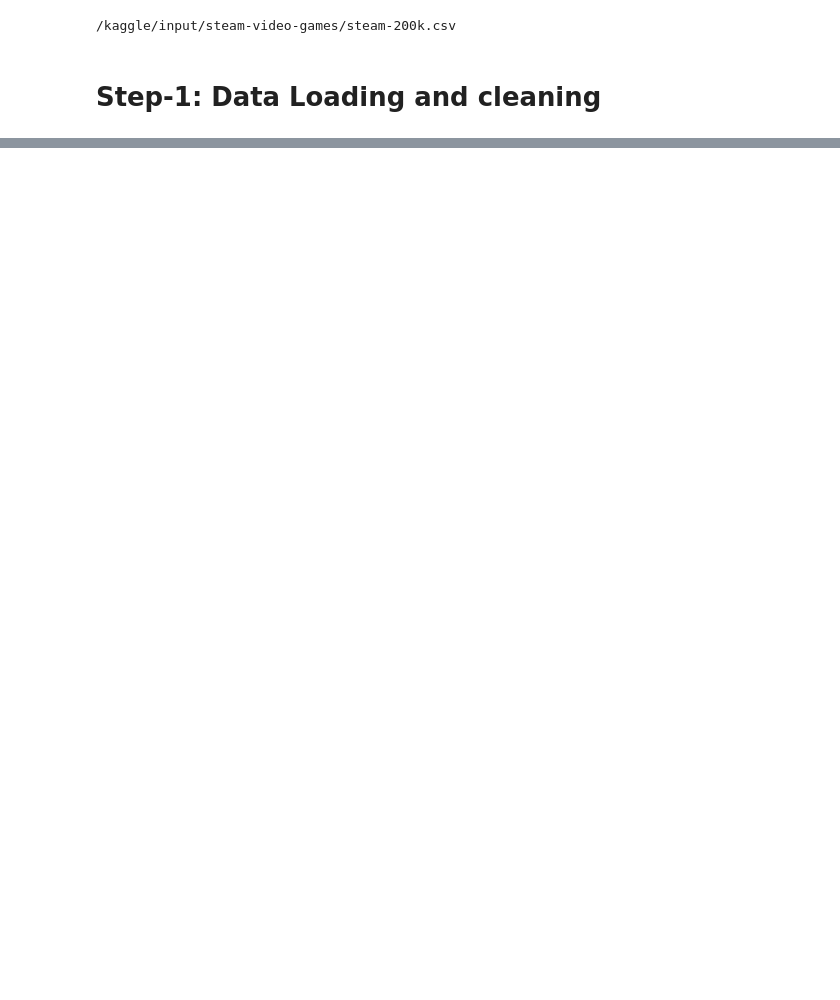
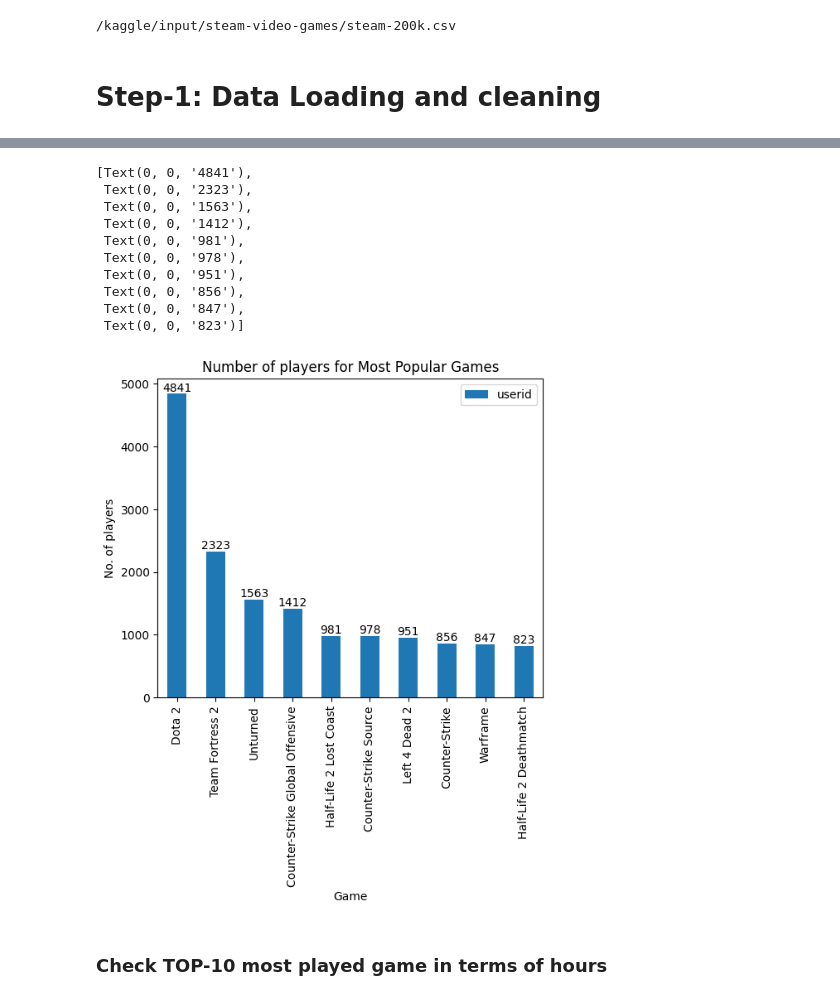
Before and after one commit to ameygawade/DataScience-Kaggle-Recommender_system-Stem_games, a Jupyter notebook: recommender-system-steam.ipynb, the cells around one changed output, grey strips where cells are left out. Saved outputs shown, nothing was run; the diff lists cells and outputs as text; code cells hidden in the pictures; blank space fills up the shorter version.

Commit message:
Kaggle Notebook | Recommender_System-Steam | Version 3

```diff
--- a/recommender-system-steam.ipynb
+++ b/recommender-system-steam.ipynb
@@ -23,2 +25,3 @@ for dirname, _, filenames in os.walk('/kaggle/input'):
 # %%
-df = pd.read_csv('/kaggle/input/steam-video-games/steam-200k.csv')
+df = pd.read_csv('/kaggle/input/steam-video-games/steam-200k.csv',usecols=[0,1,2,3],names=['userid','game','behavior','hoursplayed'])
+df.head()
@@ -33,0 +77,2 @@ dtype: int64
+# %%
+df.userid = df.userid.astype(str)
@@ -33,0 +109,3 @@ dtype: int64
+# %%
+ gamer_count = df.groupby(['game'])[['userid']].nunique().sort_values(by='userid',ascending=False).head(10)
+gamer_count
@@ -33,0 +125,19 @@ dtype: int64
+# %%
+ax = gamer_count.plot(kind='bar', title='Number of players for Most Popular Games', ylabel='No. of players',
+         xlabel='Game', figsize=(6, 5))
+
+ax.bar_label(ax.containers[0])
+# %% [output]
+[Text(0, 0, '4841'),
+ Text(0, 0, '2323'),
+ Text(0, 0, '1563'),
+ Text(0, 0, '1412'),
+ Text(0, 0, '981'),
+ Text(0, 0, '978'),
+ Text(0, 0, '951'),
+ Text(0, 0, '856'),
+ Text(0, 0, '847'),
+ Text(0, 0, '823')]
+[figure, added]
+# %% [markdown]
+### Check TOP-10 most played game in terms of hours
```
Also changed, not shown: parts of 27 cells of this notebook.
